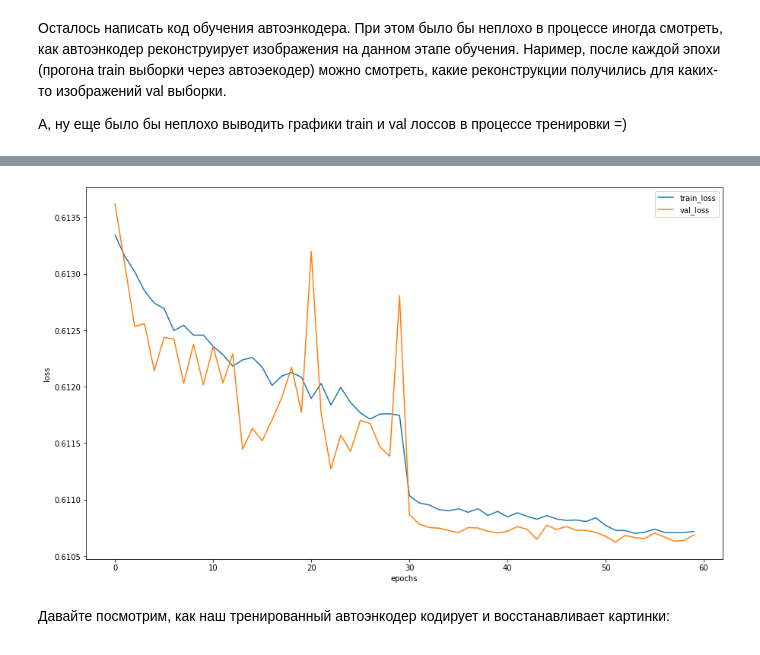
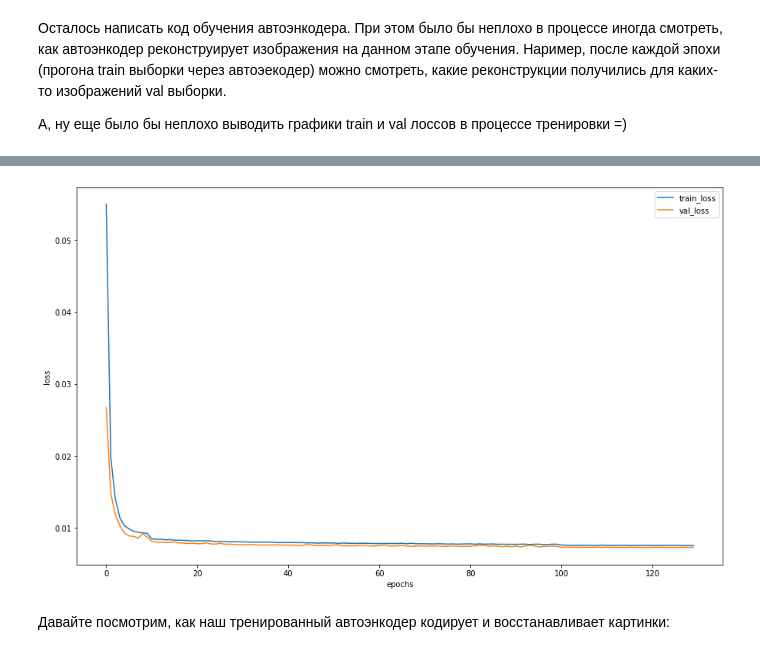
Before and after one commit to gbrs/DLS_1_2022_spring, a Jupyter notebook: adv 19 Домашнее задание. Автоэнкодеры/19 [hw]autoencoders.ipynb, the cells around one changed output, grey strips where cells are left out. Drawn from its saved outputs; the diff is of its cells as text; code cells hidden in the pictures.

```diff
--- a/adv 19 Домашнее задание. Автоэнкодеры/19 [hw]autoencoders.ipynb
+++ b/adv 19 Домашнее задание. Автоэнкодеры/19 [hw]autoencoders.ipynb
@@ -447,4 +400,4 @@ Clipping input data to the valid range for imshow with RGB data ([0..1] for floa
 # %%
- make_charts(train_losses[10:], val_losses[10:])
+ make_charts(train_losses, val_losses)
 # %% [output]
-[figure, old version]
+[figure, new version]
```
Also changed, not shown: parts of 15 cells of this notebook.
